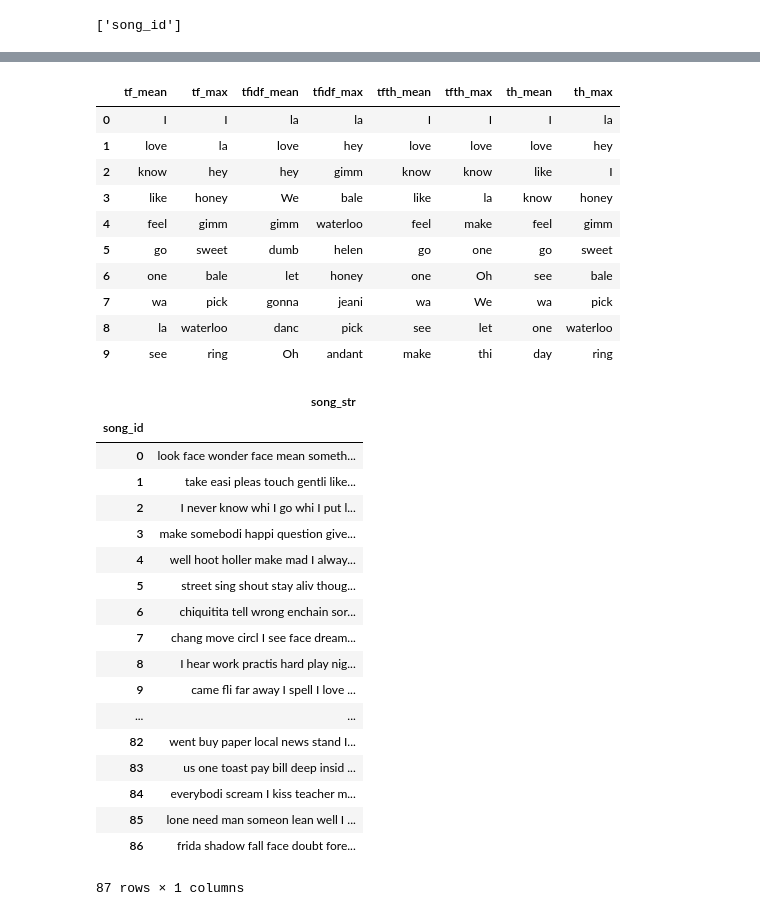
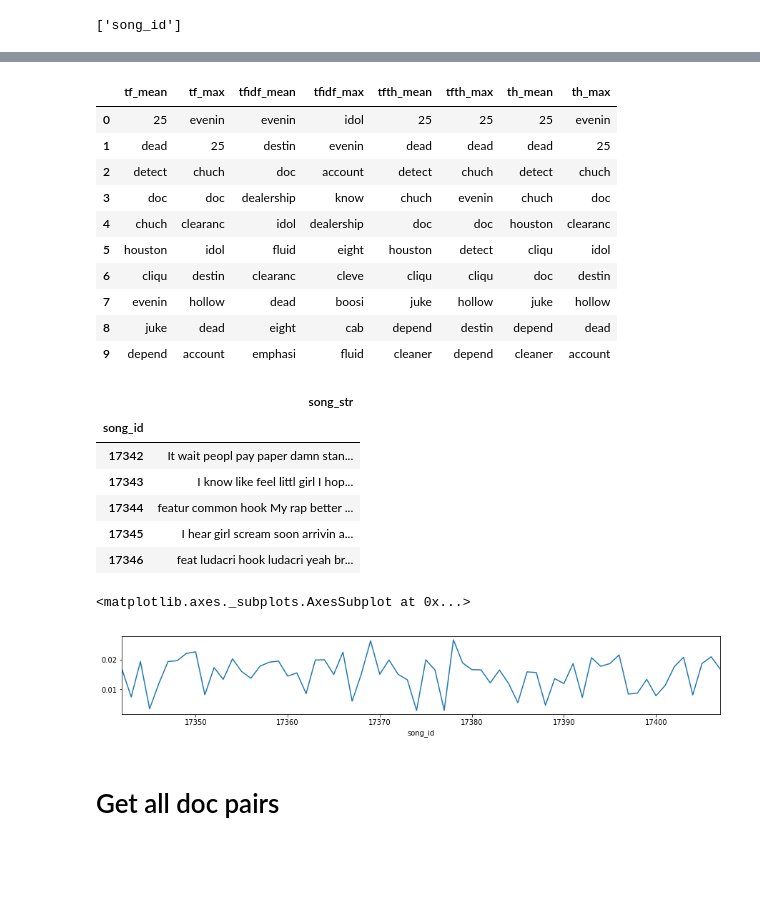
Before and after one commit to nick-bruno/text_analytics_final_project, a Jupyter notebook: TA Final Project Rid Stopwords Before Creating BOW.ipynb, the cells around one changed output, grey strips where cells are left out. Drawn from its saved outputs; the diff is of its cells as text; code cells hidden in the pictures; blank space fills up the shorter version.

```diff
--- a/TA Final Project Rid Stopwords Before Creating BOW.ipynb
+++ b/TA Final Project Rid Stopwords Before Creating BOW.ipynb
@@ -19,7 +19,7 @@ df.head()
 | 4 | 0 | 0 | 1 | 0 | She's just my kind of girl, she m... |
 # %%
 # Try the method on a subset first
-sub = df[df['artist_id']==0]
+sub = df[df['artist_id']==261]
 # %%
 sub=sub.set_index(['artist_id', 'song_id','verse_num','line_num'])
 # %%
@@ -282,16 +282,16 @@ for m in ['tf','tfidf','tfth', 'th']:
 TOPS
 # %% [output]
 |  | tf_mean | tf_max | tfidf_mean | tfidf_max | tfth_mean | tfth_max | th_mean | th_max |
-| 0 | I | I | la | la | I | I | I | la |
-| 1 | love | la | love | hey | love | love | love | hey |
-| 2 | know | hey | hey | gimm | know | know | like | I |
-| 3 | like | honey | We | bale | like | la | know | honey |
-| 4 | feel | gimm | gimm | waterloo | feel | make | feel | gimm |
-| 5 | go | sweet | dumb | helen | go | one | go | sweet |
-| 6 | one | bale | let | honey | one | Oh | see | bale |
-| 7 | wa | pick | gonna | jeani | wa | We | wa | pick |
-| 8 | la | waterloo | danc | pick | see | let | one | waterloo |
-| 9 | see | ring | Oh | andant | make | thi | day | ring |
+| 0 | 25 | evenin | evenin | idol | 25 | 25 | 25 | evenin |
+| 1 | dead | 25 | destin | evenin | dead | dead | dead | 25 |
+| 2 | detect | chuch | doc | account | detect | chuch | detect | chuch |
+| 3 | doc | doc | dealership | know | chuch | evenin | chuch | doc |
+| 4 | chuch | clearanc | idol | dealership | doc | doc | houston | clearanc |
+| 5 | houston | idol | fluid | eight | houston | detect | cliqu | idol |
+| 6 | cliqu | destin | clearanc | cleve | cliqu | cliqu | doc | destin |
+| 7 | evenin | hollow | dead | boosi | juke | hollow | juke | hollow |
+| 8 | juke | dead | eight | cab | depend | destin | depend | dead |
+| 9 | depend | account | emphasi | fluid | cleaner | depend | cleaner | account |
 # %%
 #Compare Chapters
 #Create Songs Table
@@ -314,24 +314,12 @@ def get_songs(tokens, div_names, doc_str = 'term_id', sep='', flatten=False,
 D = get_songs(K, SONG, 'port_stem', sep=" ")\
     .to_frame().rename(columns={'port_stem':'song_str'})
 # %%
-D
+D.head()
 # %% [output]
 |  | song_str |
 | song_id |  |
-| 0 | look face wonder face mean someth... |
-| 1 | take easi pleas touch gentli like... |
-| 2 | I never know whi I go whi I put l... |
-| 3 | make somebodi happi question give... |
-| 4 | well hoot holler make mad I alway... |
-| 5 | street sing shout stay aliv thoug... |
-| 6 | chiquitita tell wrong enchain sor... |
-| 7 | chang move circl I see face dream... |
-| 8 | I hear work practis hard play nig... |
-| 9 | came fli far away I spell I love ... |
-| ... | ... |
-| 82 | went buy paper local news stand I... |
-| 83 | us one toast pay bill deep insid ... |
-| 84 | everybodi scream I kiss teacher m... |
-| 85 | lone need man someon lean well I ... |
-| 86 | frida shadow fall face doubt fore... |
+| 17342 | It wait peopl pay paper damn stan... |
+| 17343 | I know like feel littl girl I hop... |
+| 17344 | featur common hook My rap better ... |
+| 17345 | I hear girl scream soon arrivin a... |
+| 17346 | feat ludacri hook ludacri yeah br... |
-87 rows × 1 columns
@@ -337,0 +329,7 @@ D
+# %%
+D.tf.plot(figsize=(15,2))
+# %% [output]
+<matplotlib.axes._subplots.AxesSubplot at 0x...>
+[figure, added]
+# %% [markdown]
+# Get all doc pairs
```
Also changed, not shown: parts of 23 cells of this notebook, 3 other files.
